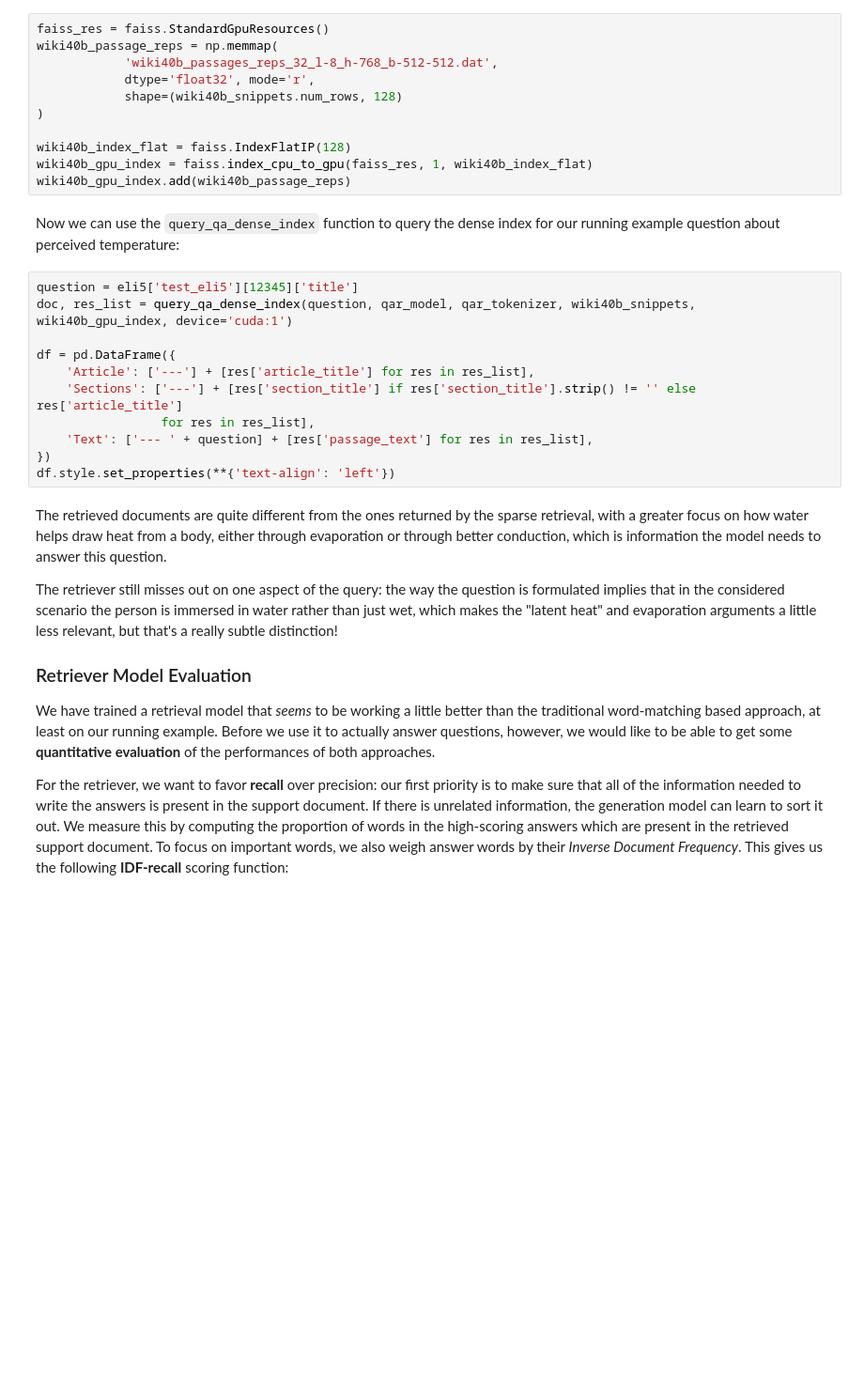
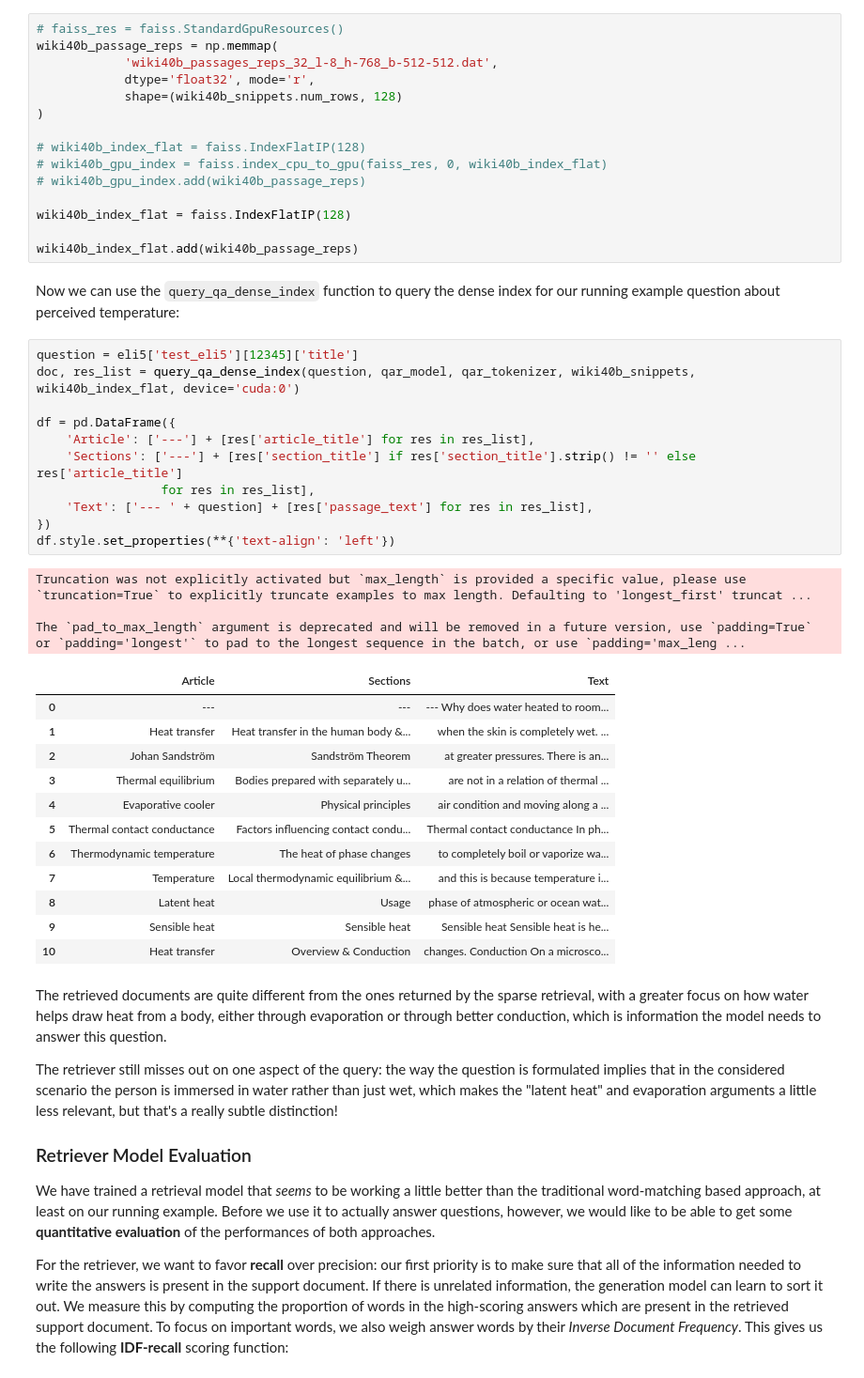
Before and after one commit to LeoVS09/asqa, a Jupyter notebook: model/Research.ipynb, the cells around one changed output. Shown: that part at 94% size. Saved outputs shown, nothing was run; the diff lists cells and outputs as text; blank space fills up the shorter version.

```diff
--- a/model/Research.ipynb
+++ b/model/Research.ipynb
@@ -214,29 +212,49 @@ all the Wikipedia passages. The ten passages with the closest embedding are retu
 
 The MIPS part can be executed efficiently with the `faiss` library. Additionally, since we computed 128-dimensional passage embeddings, the whole of the representations fits on a GPU, making retrieval even faster. We can create the `faiss_gpu` index with the following code:
 # %%
-faiss_res = faiss.StandardGpuResources()
+# faiss_res = faiss.StandardGpuResources()
 wiki40b_passage_reps = np.memmap(
             'wiki40b_passages_reps_32_l-8_h-768_b-512-512.dat',
             dtype='float32', mode='r',
             shape=(wiki40b_snippets.num_rows, 128)
 )
 
+# wiki40b_index_flat = faiss.IndexFlatIP(128)
+# wiki40b_gpu_index = faiss.index_cpu_to_gpu(faiss_res, 0, wiki40b_index_flat)
+# wiki40b_gpu_index.add(wiki40b_passage_reps)
+
 wiki40b_index_flat = faiss.IndexFlatIP(128)
-wiki40b_gpu_index = faiss.index_cpu_to_gpu(faiss_res, 1, wiki40b_index_flat)
-wiki40b_gpu_index.add(wiki40b_passage_reps)
+
+wiki40b_index_flat.add(wiki40b_passage_reps)
 # %% [markdown]
 Now we can use the `query_qa_dense_index` function to query the dense index for our running example question about perceived temperature:
 # %%
 question = eli5['test_eli5'][12345]['title']
-doc, res_list = query_qa_dense_index(question, qar_model, qar_tokenizer, wiki40b_snippets, wiki40b_gpu_index, device='cuda:1')
+doc, res_list = query_qa_dense_index(question, qar_model, qar_tokenizer, wiki40b_snippets, wiki40b_index_flat, device='cuda:0')
 
 df = pd.DataFrame({
     'Article': ['---'] + [res['article_title'] for res in res_list],
     'Sections': ['---'] + [res['section_title'] if res['section_title'].strip() != '' else res['article_title']
                  for res in res_list],
     'Text': ['--- ' + question] + [res['passage_text'] for res in res_list],
 })
 df.style.set_properties(**{'text-align': 'left'})
+# %% [output]
+Truncation was not explicitly activated but `max_length` is provided a specific value, please use `truncation=True` to explicitly truncate examples to max length. Defaulting to 'longest_first' truncat ...
+
+The `pad_to_max_length` argument is deprecated and will be removed in a future version, use `padding=True` or `padding='longest'` to pad to the longest sequence in the batch, or use `padding='max_leng ...
+|  | Article | Sections | Text |
+| 0 | --- | --- | --- Why does water heated to room... |
+| 1 | Heat transfer | Heat transfer in the human body &... | when the skin is completely wet. ... |
+| 2 | Johan Sandström | Sandström Theorem | at greater pressures. There is an... |
+| 3 | Thermal equilibrium | Bodies prepared with separately u... | are not in a relation of thermal ... |
+| 4 | Evaporative cooler | Physical principles | air condition and moving along a ... |
+| 5 | Thermal contact conductance | Factors influencing contact condu... | Thermal contact conductance In ph... |
+| 6 | Thermodynamic temperature | The heat of phase changes | to completely boil or vaporize wa... |
+| 7 | Temperature | Local thermodynamic equilibrium &... | and this is because temperature i... |
+| 8 | Latent heat | Usage | phase of atmospheric or ocean wat... |
+| 9 | Sensible heat | Sensible heat | Sensible heat Sensible heat is he... |
+| 10 | Heat transfer | Overview & Conduction | changes. Conduction On a microsco... |
 # %% [markdown]
 The retrieved documents are quite different from the ones returned by the sparse retrieval, with a greater focus on how water helps draw heat from a body, either through evaporation or through better conduction, which is information the model needs to answer this question.
 
```
Also changed, not shown: parts of 4 cells of this notebook, 16 other files.
